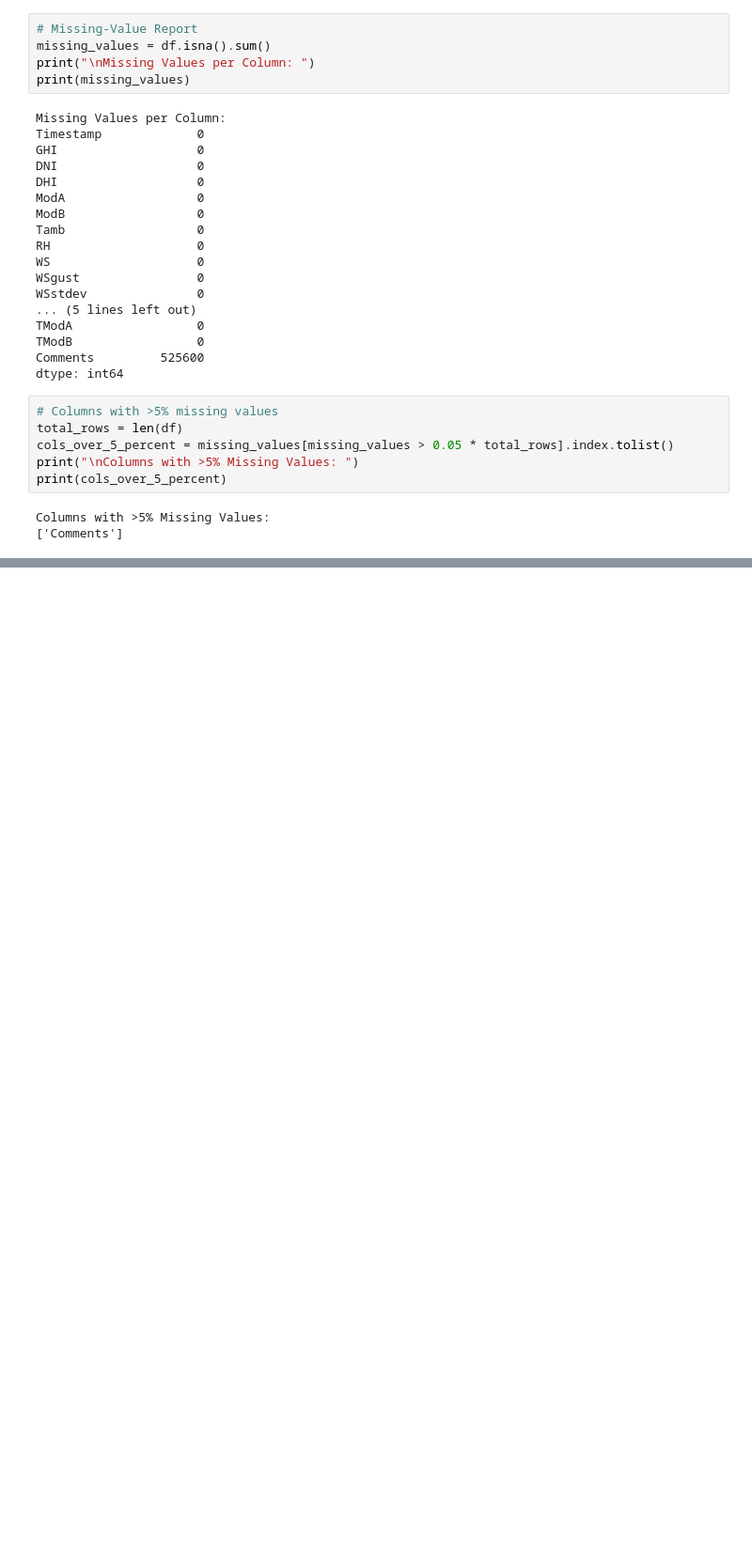
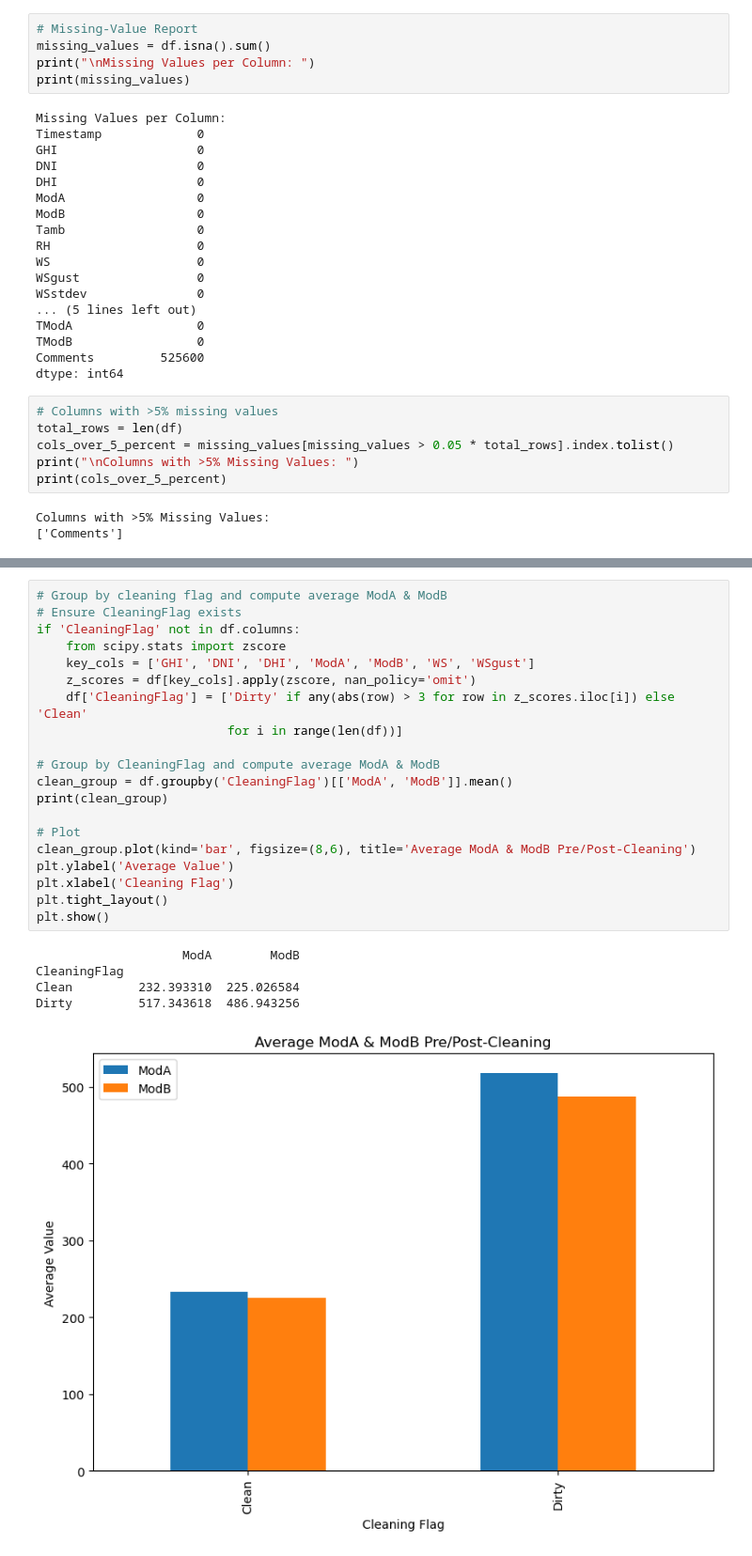
Before and after one commit to RobZ578/solar-challenge-week0, a Jupyter notebook: notebook/benin_eda.ipynb, the cells around one changed output, grey strips where cells are left out. Shown at 94% size. Drawn from its saved outputs; the diff is of its cells as text; blank space fills up the shorter version.

```diff
--- a/notebook/benin_eda.ipynb
+++ b/notebook/benin_eda.ipynb
@@ -58,0 +279,26 @@ Columns with >5% Missing Values:
+# %%
+# Group by cleaning flag and compute average ModA & ModB
+# Ensure CleaningFlag exists
+if 'CleaningFlag' not in df.columns:
+    from scipy.stats import zscore
+    key_cols = ['GHI', 'DNI', 'DHI', 'ModA', 'ModB', 'WS', 'WSgust']
+    z_scores = df[key_cols].apply(zscore, nan_policy='omit')
+    df['CleaningFlag'] = ['Dirty' if any(abs(row) > 3 for row in z_scores.iloc[i]) else 'Clean'
+                          for i in range(len(df))]
+
+# Group by CleaningFlag and compute average ModA & ModB
+clean_group = df.groupby('CleaningFlag')[['ModA', 'ModB']].mean()
+print(clean_group)
+
+# Plot
+clean_group.plot(kind='bar', figsize=(8,6), title='Average ModA & ModB Pre/Post-Cleaning')
+plt.ylabel('Average Value')
+plt.xlabel('Cleaning Flag')
+plt.tight_layout()
+plt.show()
+# %% [output]
+                    ModA        ModB
+CleaningFlag
+Clean         232.393310  225.026584
+Dirty         517.343618  486.943256
+[figure, added]
```
Also changed, not shown: parts of 16 cells of this notebook, 1 other file.
